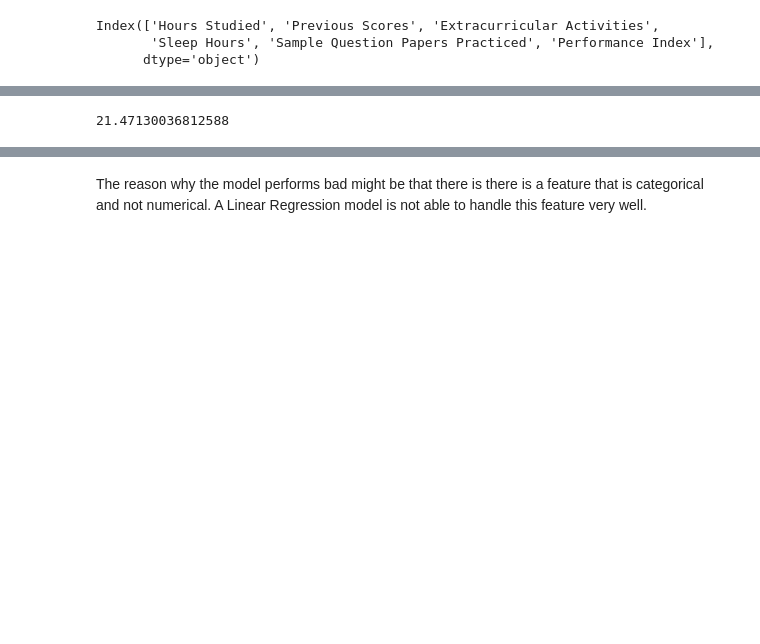
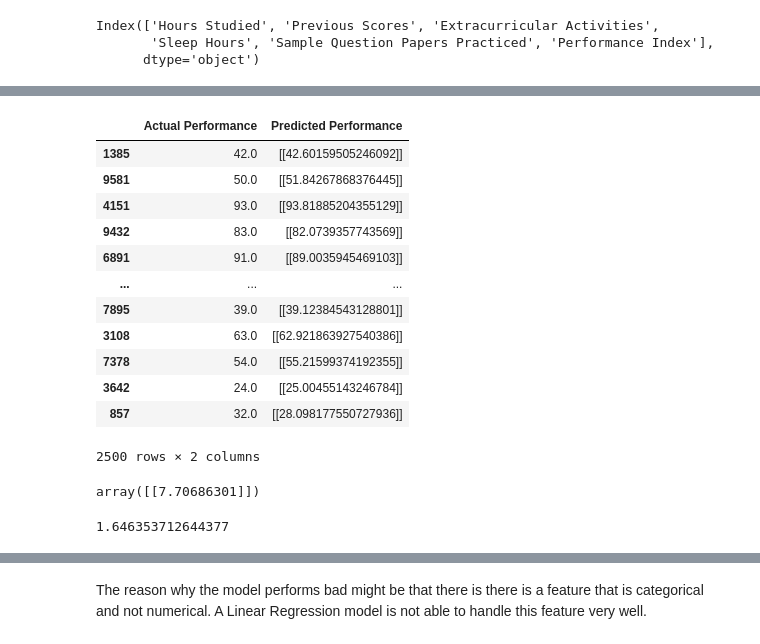
Before and after one commit to ToiLaKiet/Machine-Learning, a Jupyter notebook: linear_regression.ipynb/code.ipynb, the cells around one changed output, grey strips where cells are left out. Cells and saved outputs as stored; diff of their text form; code cells hidden in the pictures; blank space fills up the shorter version.

```diff
--- a/linear_regression.ipynb/code.ipynb
+++ b/linear_regression.ipynb/code.ipynb
@@ -127,8 +145,31 @@ y_test
 Name: Performance Index, Length: 2500, dtype: float64
+# %%
+# Real Values vs Predicted Values
+res = pd.DataFrame({"Actual Performance" : y_test, "Predicted Performance" : prediction})
+res
+# %% [output]
+|  | Actual Performance | Predicted Performance |
+| 1385 | 42.0 | [[42.60159505246092]] |
+| 9581 | 50.0 | [[51.84267868376445]] |
+| 4151 | 93.0 | [[93.81885204355129]] |
+| 9432 | 83.0 | [[82.0739357743569]] |
+| 6891 | 91.0 | [[89.0035945469103]] |
+| ... | ... | ... |
+| 7895 | 39.0 | [[39.12384543128801]] |
+| 3108 | 63.0 | [[62.921863927540386]] |
+| 7378 | 54.0 | [[55.21599374192355]] |
+| 3642 | 24.0 | [[25.00455143246784]] |
+| 857 | 32.0 | [[28.098177550727936]] |
+2500 rows × 2 columns
+# %%
+t = np.abs(res['Actual Performance'] - res['Predicted Performance'])
+t.max()
+# %% [output]
+array([[7.70686301]])
 # %%
-calculate_mae(prediction,y_test.to_numpy())
+calculate_mae(prediction,y_test)
 # %% [output]
-21.47130036812588
+1.646353712644377
 # %%
 plt.scatter(y_test,prediction)
 # %% [output]
```
Also changed, not shown: parts of 8 cells of this notebook, 1 other file.
